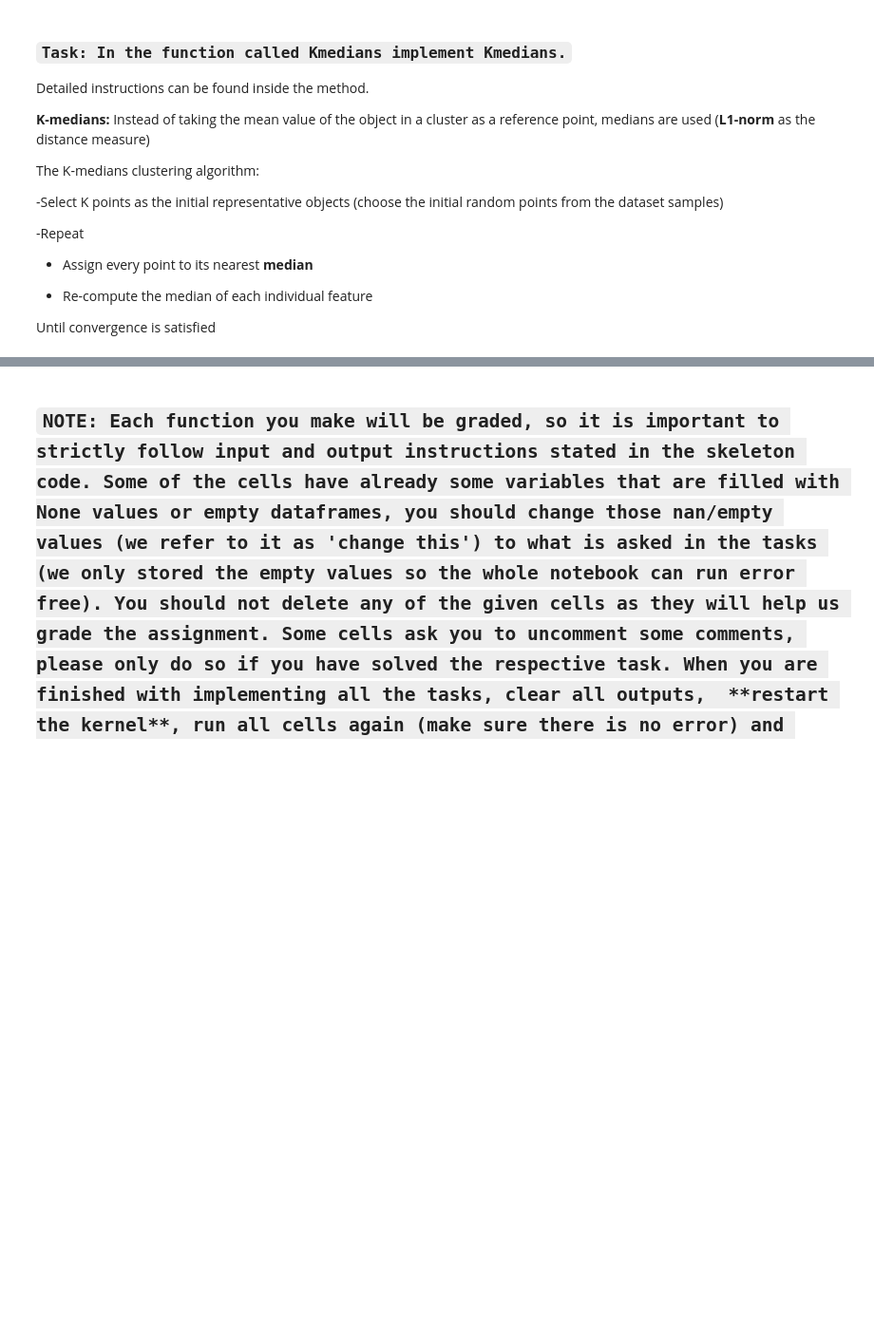
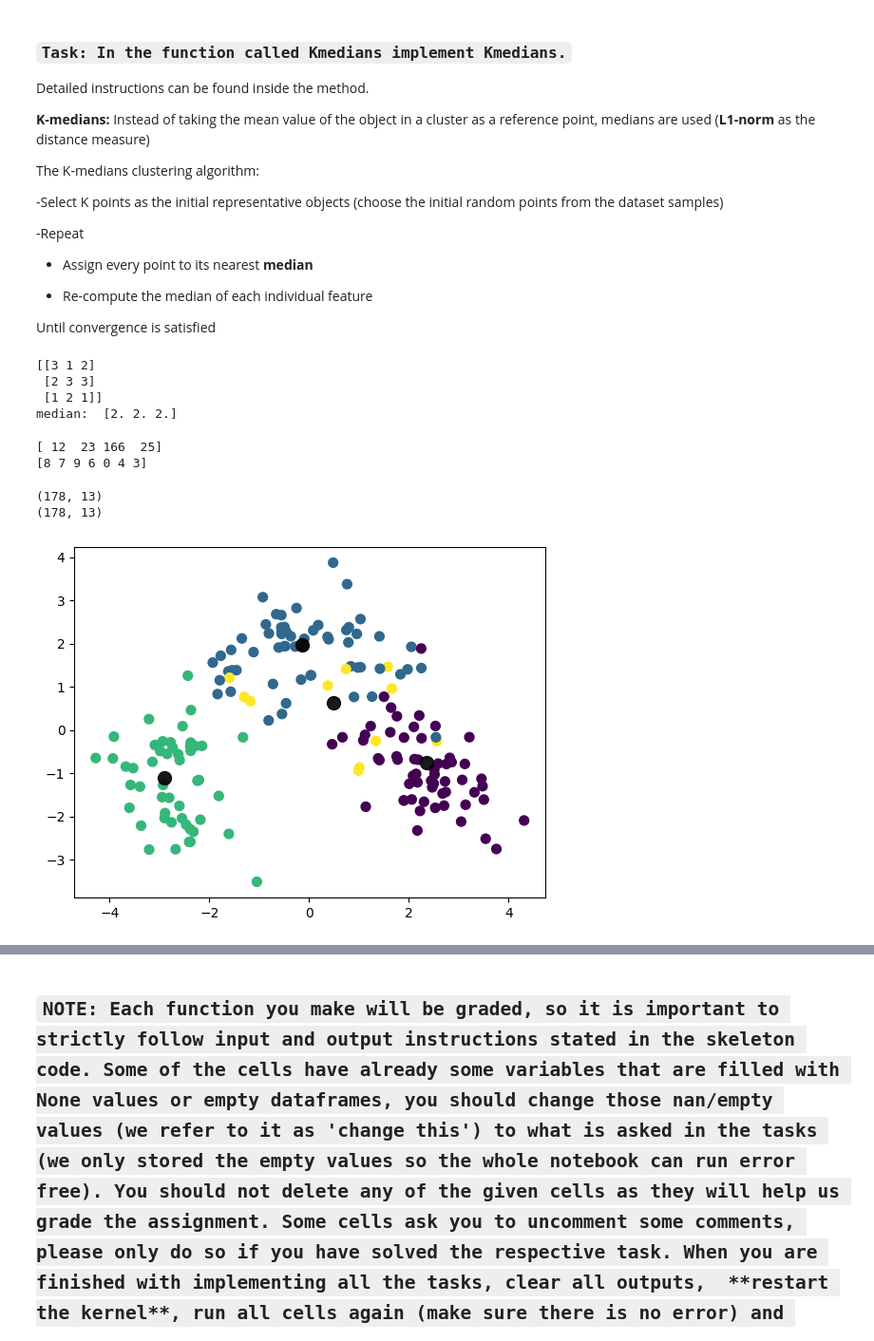
Before and after one commit to axeldav/DAMI-Labs, a Jupyter notebook: HW1/HW2_Instructions.ipynb, the cells around one changed output, grey strips where cells are left out. Shown at 95% size. Drawn from its saved outputs; the diff is of its cells as text; code cells hidden in the pictures; blank space fills up the shorter version.

Commit message:
hw2, finished but needs cleanup

```diff
--- a/HW1/HW2_Instructions.ipynb
+++ b/HW1/HW2_Instructions.ipynb
@@ -554,6 +591,8 @@ The K-medians clustering algorithm:
 
 Until convergence is satisfied
 # %%
+from sklearn.metrics import pairwise_distances_argmin
+
 def Kmedians(X, n_clusters, rseed=RSEED):
     """
     <Note> The implementation is very similar to the Kmeans implementation we saw in the lab. Follow this implementation, and use the documention of numpy
@@ -579,8 +618,80 @@ def Kmedians(X, n_clusters, rseed=RSEED):
 
     # write your code here
 
+    #1,2,3
+    rng = np.random.RandomState(RSEED)
+    i = rng.permutation(X.shape[0])[:n_clusters]
+    centers = X[i] # we get n_cluster of random numbers in the range of amount of points => choose n_cluster random points
 
-    return np.zeros((4)), np.zeros(10) # change this zero np arrays to the proper outputs
+
+    while True:
+
+        #4
+        labels = pairwise_distances_argmin(X, centers, metric= "manhattan")
+
+        new_centers = []
+        for i in range(n_clusters):
+            updated_center = np.median(X[labels == i], axis=0)
+            new_centers.append(updated_center)
+
+        new_centers = np.array(new_centers)
+
+        if np.all(centers == new_centers):
+            break
+        centers = new_centers
+
+
+    return centers, labels # change this zero np arrays to the proper outputs
+# %%
+median_list = [ [3, 1, 2],
+                [2, 3, 3],
+                [1, 2, 1] ]
+median_list = np.array(median_list)
+print(median_list)
+median = np.median(median_list, 0) ####
+print("median: " , median)
+# %% [output]
+[[3 1 2]
+ [2 3 3]
+ [1 2 1]]
+median:  [2. 2. 2.]
+# %%
+rng = np.random.RandomState(2)
+i = rng.permutation(data.shape[0])[:4] # - skapa en vector med alla tal mellan 1 till data.shape[0] (antalet rader) i random ordning. [:4] - välj dom 4 första
+print(i)
+
+j = rng.permutation(10)[3:10]
+print(j)
+# %% [output]
+[ 12  23 166  25]
+[8 7 9 6 0 4 3]
+# %%
+print(data_standardized.values.shape)
+print(data_standardized.shape)
+# %% [output]
+(178, 13)
+(178, 13)
+# %%
+centers, labels = Kmedians(data_standardized.values, number_of_clusters)
+
+'''
+# first PCA
+pca = PCA(n_components=2)
+pca.fit(data_standardized.values)
+pca_2d = pca.transform(data_standardized.values)
+'''
+
+fig, ax = plt.subplots()
+ax.scatter(pca_2d[:, 0], pca_2d[:, 1], c=labels, s=50, cmap='viridis')
+
+
+# plot the centroids also
+centers_pca = pca.transform(centers) # i am guessing that the centers also need to be transformed
+ax.scatter(centers_pca[:, 0], centers_pca[:, 1], c='black', s=100, alpha=0.9)
+
+plt.show()
+# %% [output]
+[figure, added]
 # %%
 # do not delete this!
 
```
Also changed, not shown: parts of 5 cells of this notebook.
